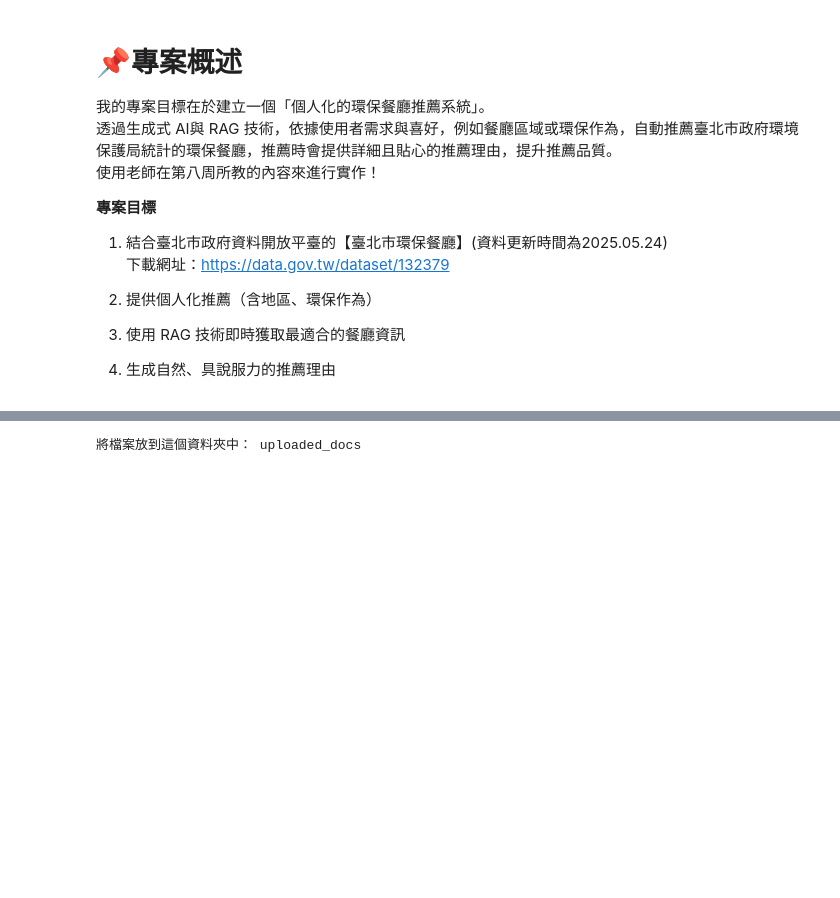
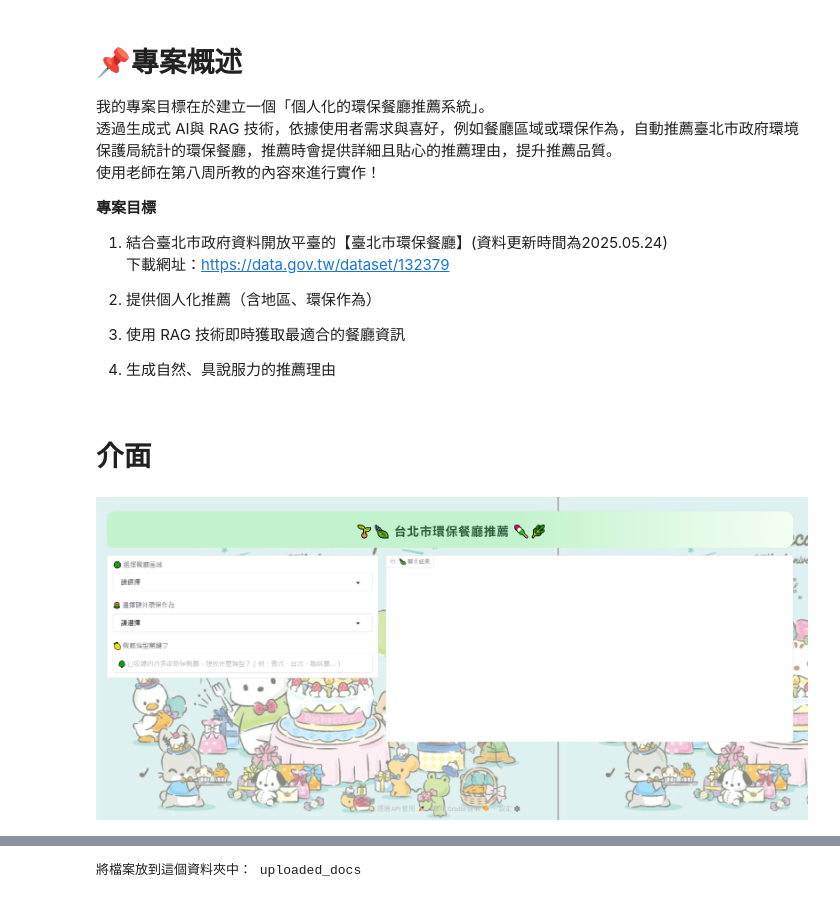
Before and after one commit to JIng-Yu-Huang/generative-AI_hw, a Jupyter notebook: 期末專題_環保餐廳推薦RAG系統_new.ipynb, the cells around one changed output, grey strips where cells are left out. Cells and saved outputs as stored; diff of their text form; code cells hidden in the pictures; blank space fills up the shorter version.

```diff
--- a/期末專題_環保餐廳推薦RAG系統_new.ipynb
+++ b/期末專題_環保餐廳推薦RAG系統_new.ipynb
@@ -21,3 +21,11 @@
 2. 提供個人化推薦（含地區、環保作為）
 3. 使用 RAG 技術即時獲取最適合的餐廳資訊
 4. 生成自然、具說服力的推薦理由
+# %% [markdown]
+# **介面**
+# %%
+from IPython.display import Image, display
+
+display(Image(filename='sample_data/interface.PNG', width=1400, height=600))
+# %% [output]
+[figure, added]
```
Also changed, not shown: parts of 12 cells of this notebook.
